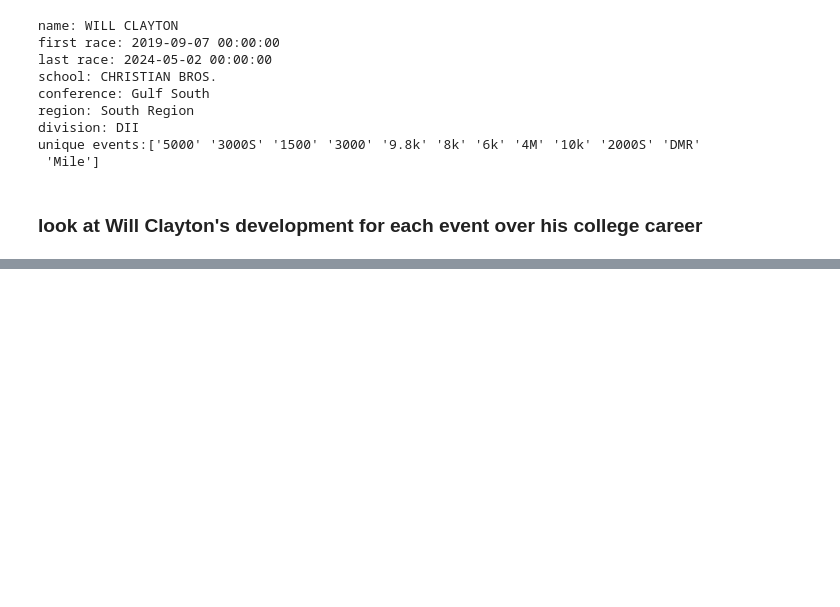
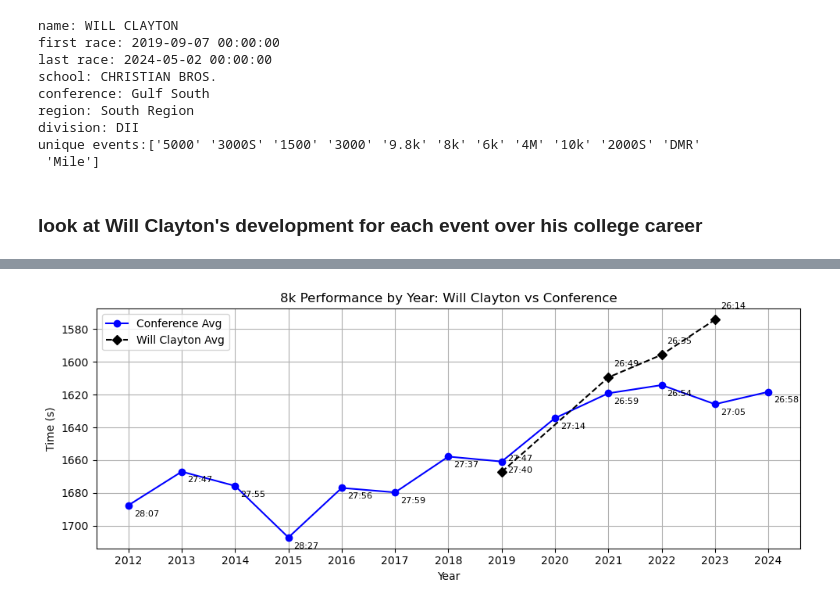
Before and after one commit to stanski901/will_clayton, a Jupyter notebook: general_analysis.ipynb, the cells around one changed output, grey strips where cells are left out. Cells and saved outputs as stored; diff of their text form; code cells hidden in the pictures; blank space fills up the shorter version.

```diff
--- a/general_analysis.ipynb
+++ b/general_analysis.ipynb
@@ -155,0 +344,13 @@ See the caveats in the documentation: https://pandas.pydata.org/pandas-docs/stab
+# %%
+# Extract most frequent values (mode) from key columns
+will_clayton_conference = will_with_leagues['conference1'].mode().iloc[0]
+will_clayton_region = will_with_leagues['region_y'].mode().iloc[0]
+will_clayton_division = will_with_leagues['division_y'].mode().iloc[0]
+will_clayton_gender = will_with_leagues['gender'].mode().iloc[0]
+
+
+print(
+    f"Will Clayton's most frequent conference: {will_clayton_conference}\n"
+    f"Region: {will_clayton_region}, Division: {will_clayton_division}\n"
+    f"Gender: {will_clayton_gender}"
+)
@@ -155,0 +363,5 @@ See the caveats in the documentation: https://pandas.pydata.org/pandas-docs/stab
+# %%
+will_clayton_conference_data = data_with_leagues[(data_with_leagues['conference1']== will_clayton_conference) &
+                                                 (data_with_leagues['gender'] == will_clayton_gender)]
+
+will_clayton_conference_data.head(3)
@@ -155,0 +375,71 @@ See the caveats in the documentation: https://pandas.pydata.org/pandas-docs/stab
+# %%
+# Ensure datetime and extract year
+will_clayton_data['parsed_date'] = pd.to_datetime(will_clayton_data['parsed_date'])
+will_clayton_data['year'] = will_clayton_data['parsed_date'].dt.year
+will_clayton_conference_data['parsed_date'] = pd.to_datetime(will_clayton_conference_data['parsed_date'])
+will_clayton_conference_data['year'] = will_clayton_conference_data['parsed_date'].dt.year
+
+# Format seconds as mm:ss
+def format_mmss(seconds):
+    if pd.isna(seconds):
+        return ""
+    minutes = int(seconds // 60)
+    secs = int(seconds % 60)
+    return f"{minutes}:{secs:02d}"
+
+# --- 8k Plot ---
+conf_8k = will_clayton_conference_data[will_clayton_conference_data['event'] == '8k']
+clayton_8k = will_clayton_data[will_clayton_data['event'] == '8k']
+
+avg_conf_8k = conf_8k.groupby('year')['granular_performance'].mean()
+avg_clayton_8k = clayton_8k.groupby('year')['granular_performance'].mean()
+
+plt.figure(figsize=(10, 4))
+plt.plot(avg_conf_8k.index, avg_conf_8k.values, marker='o', color='blue', label='Conference Avg')
+plt.plot(avg_clayton_8k.index, avg_clayton_8k.values, marker='D', color='black', linestyle='--', label='Will Clayton Avg')
+
+plt.title('8k Performance by Year: Will Clayton vs Conference')
+plt.xlabel('Year')
+plt.ylabel('Time (s)')
+plt.grid(True)
+plt.gca().invert_yaxis()
+plt.xticks(sorted(set(avg_conf_8k.index).union(avg_clayton_8k.index)))
+
+# Annotate both lines
+for year, value in avg_conf_8k.items():
+    plt.annotate(format_mmss(value), (year, value), textcoords="offset points", xytext=(5, -10), ha='left', fontsize=8)
+for year, value in avg_clayton_8k.items():
+    plt.annotate(format_mmss(value), (year, value), textcoords="offset points", xytext=(5, 10), ha='left', fontsize=8)
+
+plt.legend()
+plt.tight_layout()
+plt.show()
+
+# --- 3000S Plot ---
+conf_3000S = will_clayton_conference_data[will_clayton_conference_data['event'] == '3000S']
+clayton_3000S = will_clayton_data[will_clayton_data['event'] == '3000S']  # capital S
+
+avg_conf_3000S = conf_3000S.groupby('year')['granular_performance'].mean()
+avg_clayton_3000S = clayton_3000S.groupby('year')['granular_performance'].mean()
+
+plt.figure(figsize=(10, 4))
+plt.plot(avg_conf_3000S.index, avg_conf_3000S.values, marker='s', color='green', label='Conference Avg')
+plt.plot(avg_clayton_3000S.index, avg_clayton_3000S.values, marker='D', color='black', linestyle='--', label='Will Clayton Avg')
+
+plt.title('3000S Performance by Year: Will Clayton vs Conference')
+plt.xlabel('Year')
+plt.ylabel('Time (s)')
+plt.grid(True)
+plt.gca().invert_yaxis()
+plt.xticks(sorted(set(avg_conf_3000S.index).union(avg_clayton_3000S.index)))
+
+# Annotate both lines
+for year, value in avg_conf_3000S.items():
+    plt.annotate(format_mmss(value), (year, value), textcoords="offset points", xytext=(5, -10), ha='left', fontsize=8)
+for year, value in avg_clayton_3000S.items():
+    plt.annotate(format_mmss(value), (year, value), textcoords="offset points", xytext=(5, 10), ha='left', fontsize=8)
+
+plt.legend()
+plt.tight_layout()
+plt.show()
+# %% [output]
@@ -155,0 +466 @@ See the caveats in the documentation: https://pandas.pydata.org/pandas-docs/stab
+[figure, added]
```
Also changed, not shown: parts of 17 cells of this notebook.
